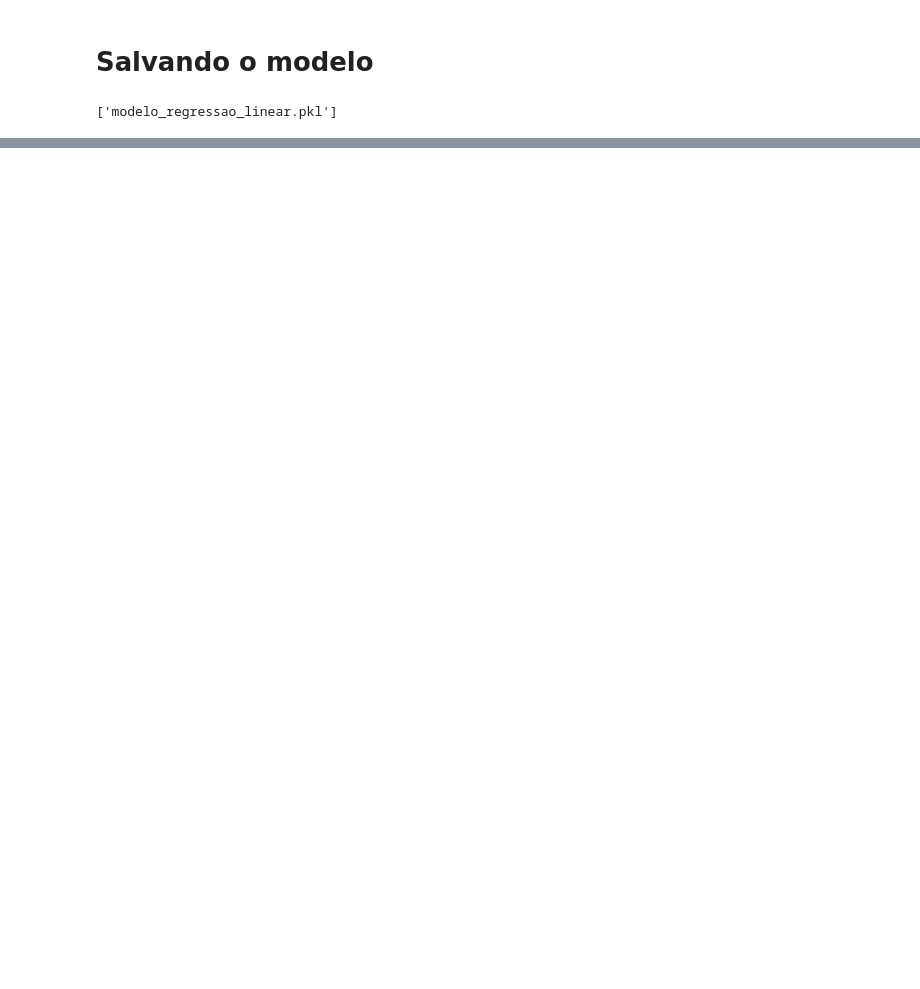
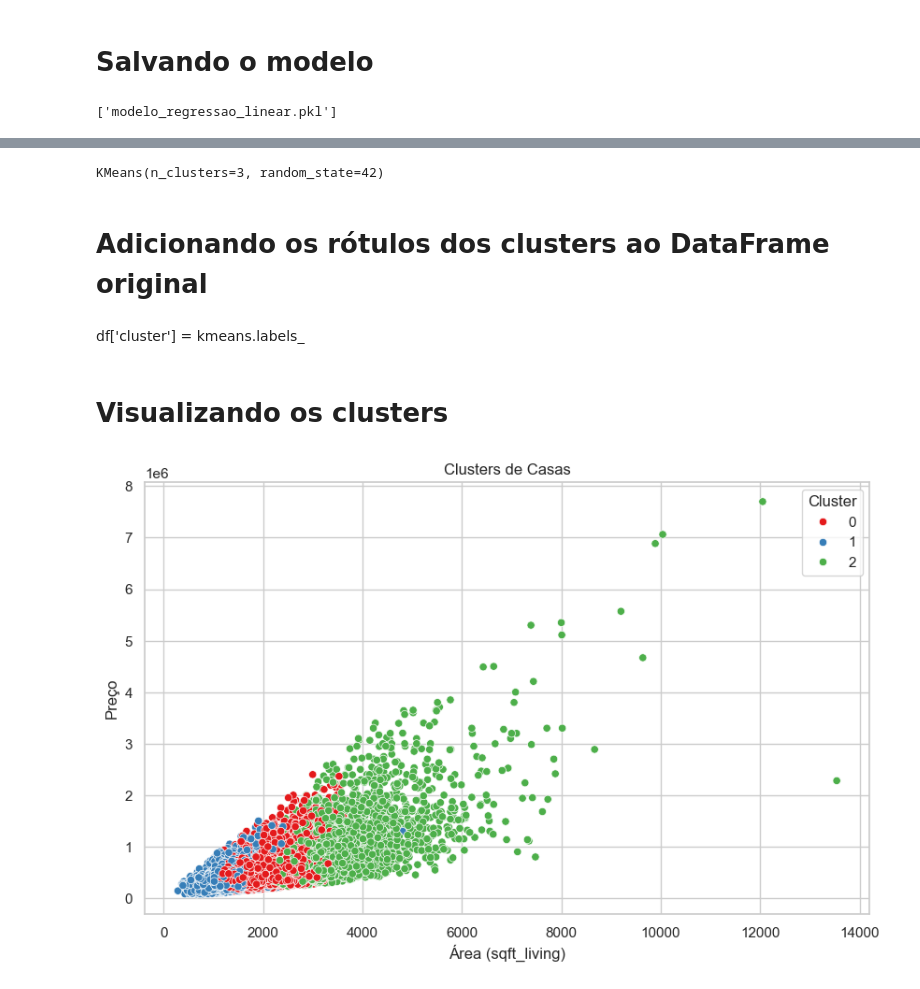
Before and after one commit to murilors27/ia-jupyter, a Jupyter notebook: notebooks/treinamento_modelo.ipynb, the cells around one changed output, grey strips where cells are left out. Drawn from its saved outputs; the diff is of its cells as text; code cells hidden in the pictures; blank space fills up the shorter version.

```diff
--- a/notebooks/treinamento_modelo.ipynb
+++ b/notebooks/treinamento_modelo.ipynb
@@ -200,0 +214,3 @@ joblib.dump(model, 'modelo_regressao_linear.pkl')
+# %%
+scaler = StandardScaler()
+X_scaled = scaler.fit_transform(X_cluster)
@@ -200,0 +219,2 @@ joblib.dump(model, 'modelo_regressao_linear.pkl')
+# %%
+num_clusters = 3
@@ -200,0 +223,23 @@ joblib.dump(model, 'modelo_regressao_linear.pkl')
+# %%
+kmeans = KMeans(n_clusters=num_clusters, random_state=42)
+kmeans.fit(X_scaled)
+# %% [output]
+KMeans(n_clusters=3, random_state=42)
+# %% [markdown]
+# Adicionando os rótulos dos clusters ao DataFrame original
+# %% [markdown]
+df['cluster'] = kmeans.labels_
+# %%
+df['cluster'] = kmeans.labels_
+# %% [markdown]
+# Visualizando os clusters
+# %%
+plt.figure(figsize=(10, 6))
+sns.scatterplot(data=df, x='sqft_living', y='price', hue='cluster', palette='Set1')
+plt.title('Clusters de Casas')
+plt.xlabel('Área (sqft_living)')
+plt.ylabel('Preço')
+plt.legend(title='Cluster')
+plt.show()
+# %% [output]
+[figure, added]
```
Also changed, not shown: parts of 20 cells of this notebook.
